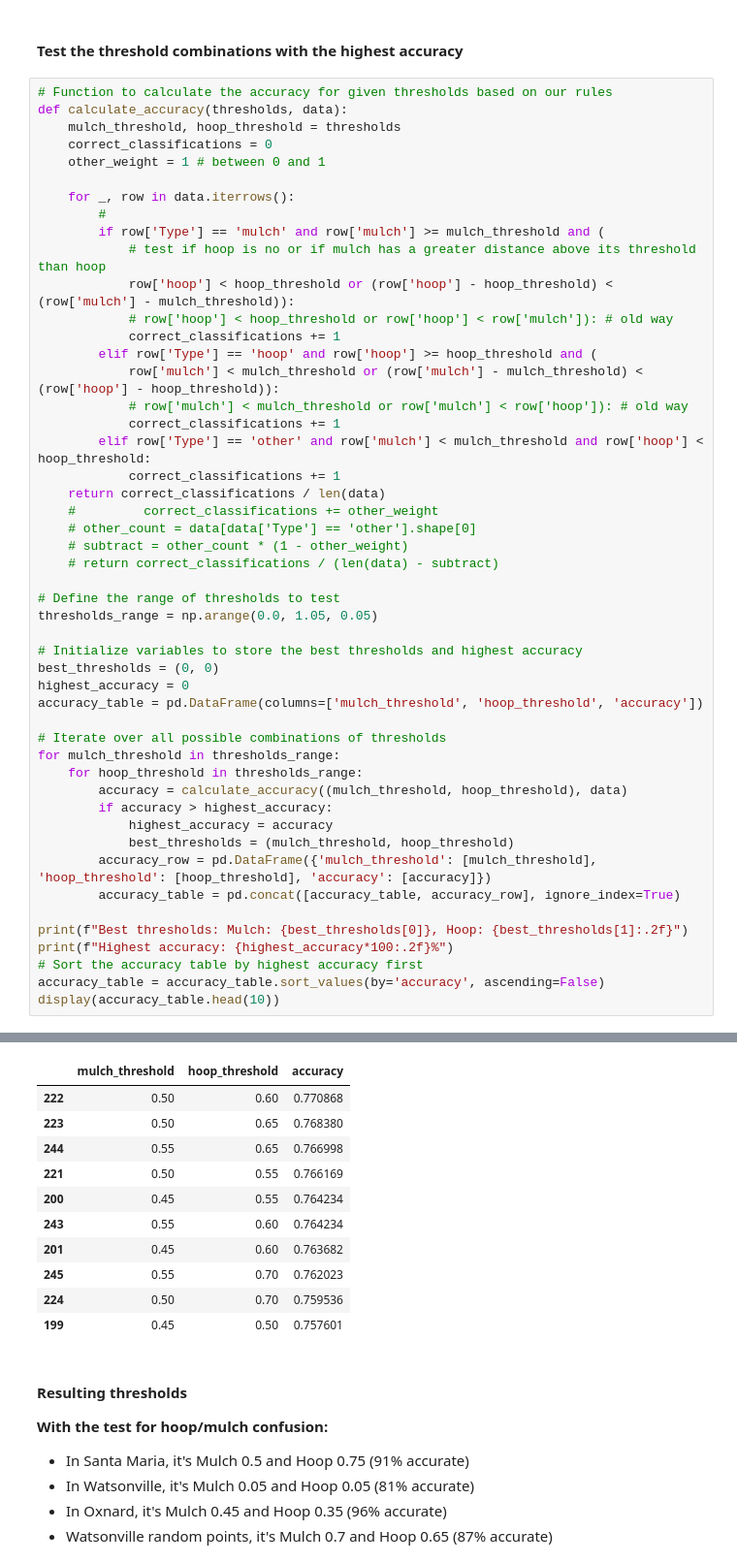
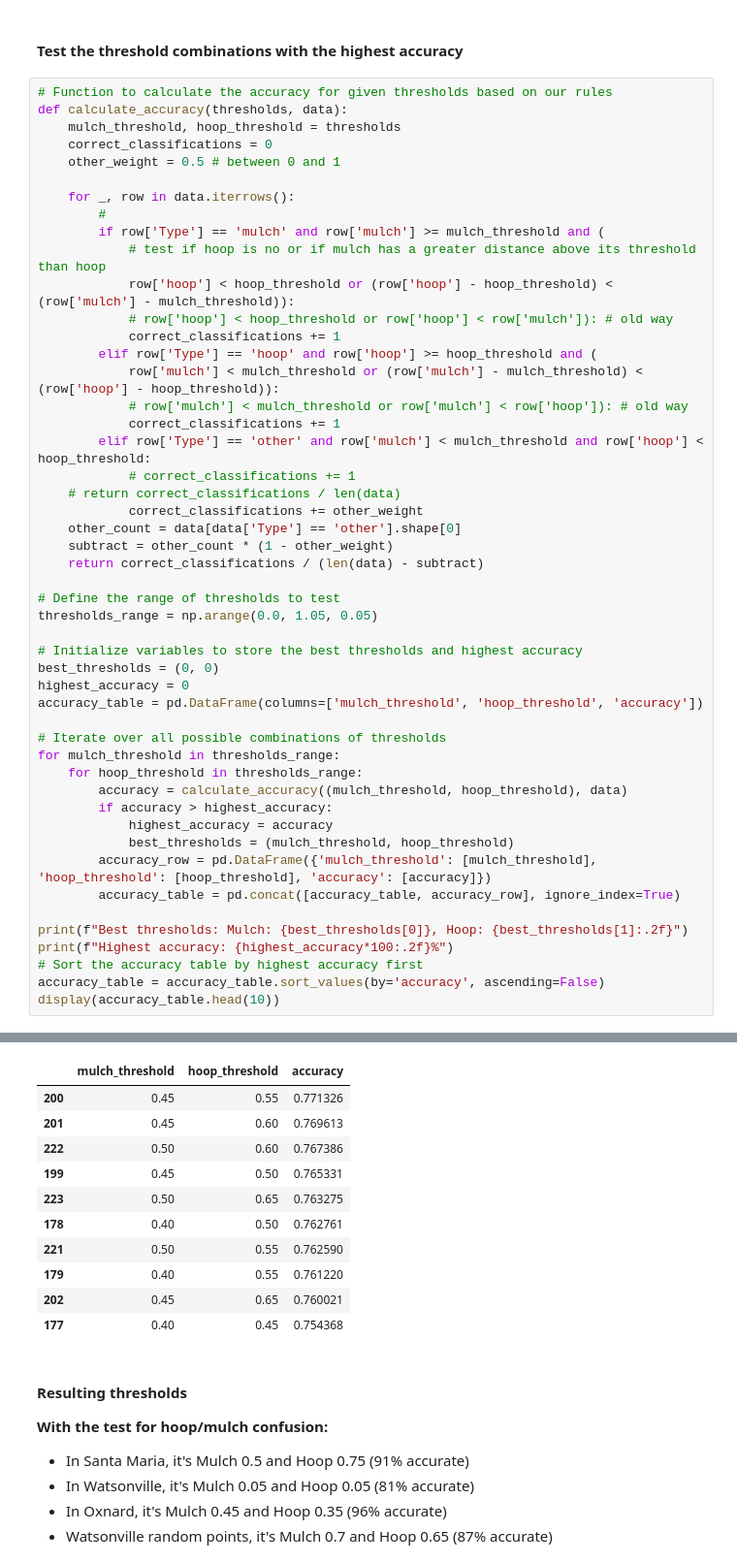
Before and after one commit to tnc-ca-geo/rs-ag-plastics, a Jupyter notebook: AT_threshold_determination.ipynb, the cells around one changed output, grey strips where cells are left out. Shown at 97% size. Saved outputs shown, nothing was run; the diff lists cells and outputs as text.

Commit message:
editing other threshold

```diff
--- a/AT_threshold_determination.ipynb
+++ b/AT_threshold_determination.ipynb
@@ -121,7 +121,7 @@ Confusion rate: 20.65%
 def calculate_accuracy(thresholds, data):
     mulch_threshold, hoop_threshold = thresholds
     correct_classifications = 0
-    other_weight = 1 # between 0 and 1
+    other_weight = 0.5 # between 0 and 1
 
     for _, row in data.iterrows():
         #
@@ -135,12 +135,12 @@ def calculate_accuracy(thresholds, data):
             # row['mulch'] < mulch_threshold or row['mulch'] < row['hoop']): # old way
             correct_classifications += 1
         elif row['Type'] == 'other' and row['mulch'] < mulch_threshold and row['hoop'] < hoop_threshold:
-            correct_classifications += 1
-    return correct_classifications / len(data)
-    #         correct_classifications += other_weight
-    # other_count = data[data['Type'] == 'other'].shape[0]
-    # subtract = other_count * (1 - other_weight)
-    # return correct_classifications / (len(data) - subtract)
+            # correct_classifications += 1
+    # return correct_classifications / len(data)
+            correct_classifications += other_weight
+    other_count = data[data['Type'] == 'other'].shape[0]
+    subtract = other_count * (1 - other_weight)
+    return correct_classifications / (len(data) - subtract)
 
 # Define the range of thresholds to test
 thresholds_range = np.arange(0.0, 1.05, 0.05)
@@ -171,14 +171,14 @@ Highest accuracy: 77.09%
 |  | mulch_threshold | hoop_threshold | accuracy |
-| 222 | 0.50 | 0.60 | 0.770868 |
-| 223 | 0.50 | 0.65 | 0.768380 |
-| 244 | 0.55 | 0.65 | 0.766998 |
-| 221 | 0.50 | 0.55 | 0.766169 |
-| 200 | 0.45 | 0.55 | 0.764234 |
-| 243 | 0.55 | 0.60 | 0.764234 |
-| 201 | 0.45 | 0.60 | 0.763682 |
-| 245 | 0.55 | 0.70 | 0.762023 |
-| 224 | 0.50 | 0.70 | 0.759536 |
-| 199 | 0.45 | 0.50 | 0.757601 |
+| 200 | 0.45 | 0.55 | 0.771326 |
+| 201 | 0.45 | 0.60 | 0.769613 |
+| 222 | 0.50 | 0.60 | 0.767386 |
+| 199 | 0.45 | 0.50 | 0.765331 |
+| 223 | 0.50 | 0.65 | 0.763275 |
+| 178 | 0.40 | 0.50 | 0.762761 |
+| 221 | 0.50 | 0.55 | 0.762590 |
+| 179 | 0.40 | 0.55 | 0.761220 |
+| 202 | 0.45 | 0.65 | 0.760021 |
+| 177 | 0.40 | 0.45 | 0.754368 |
 # %% [markdown]
 #### Resulting thresholds
 
```
Also changed, not shown: parts of 1 cell of this notebook.
